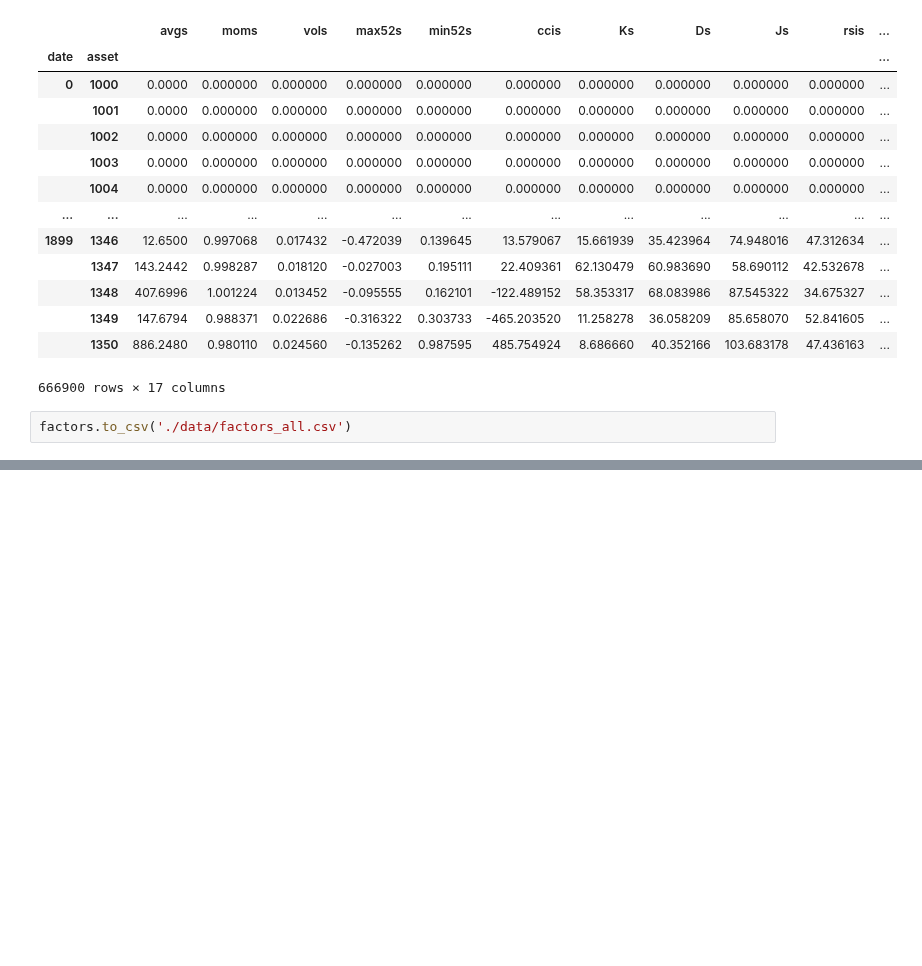
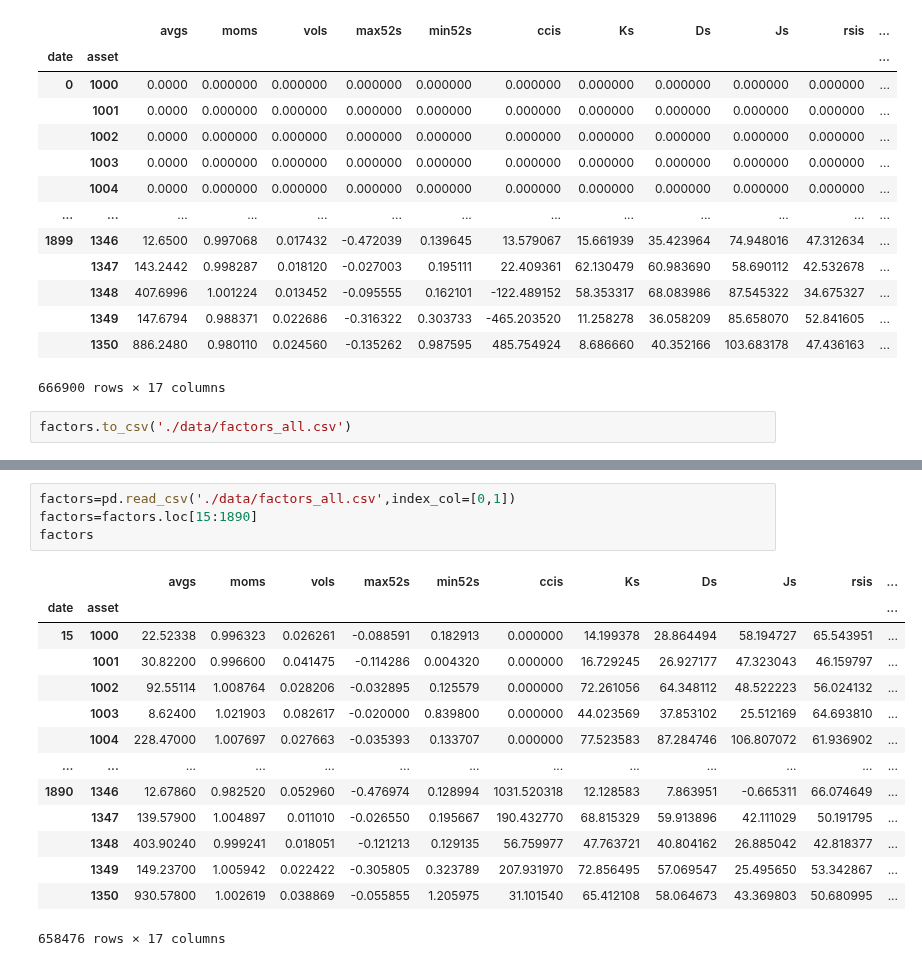
Before and after one commit to VoidFly/JKQ, a Jupyter notebook: research_lyh.ipynb, the cells around one changed output, grey strips where cells are left out. Cells and saved outputs as stored; diff of their text form; blank space fills up the shorter version.

```diff
--- a/research_lyh.ipynb
+++ b/research_lyh.ipynb
@@ -554,0 +202,19 @@ Index(['time', 'mom', 'vol', 'max52', 'min52', 'cci', 'K', 'D', 'J', 'rsi',
+# %%
+factors=pd.read_csv('./data/factors_all.csv',index_col=[0,1])
+factors=factors.loc[15:1890]
+factors
+# %% [output]
+|  |  | avgs | moms | vols | max52s | min52s | ccis | Ks | Ds | Js | rsis | ... |
+| date | asset |  |  |  |  |  |  |  |  |  |  | ... |
+| 15 | 1000 | 22.52338 | 0.996323 | 0.026261 | -0.088591 | 0.182913 | 0.000000 | 14.199378 | 28.864494 | 58.194727 | 65.543951 | ... |
+|  | 1001 | 30.82200 | 0.996600 | 0.041475 | -0.114286 | 0.004320 | 0.000000 | 16.729245 | 26.927177 | 47.323043 | 46.159797 | ... |
+|  | 1002 | 92.55114 | 1.008764 | 0.028206 | -0.032895 | 0.125579 | 0.000000 | 72.261056 | 64.348112 | 48.522223 | 56.024132 | ... |
+|  | 1003 | 8.62400 | 1.021903 | 0.082617 | -0.020000 | 0.839800 | 0.000000 | 44.023569 | 37.853102 | 25.512169 | 64.693810 | ... |
+|  | 1004 | 228.47000 | 1.007697 | 0.027663 | -0.035393 | 0.133707 | 0.000000 | 77.523583 | 87.284746 | 106.807072 | 61.936902 | ... |
+| ... | ... | ... | ... | ... | ... | ... | ... | ... | ... | ... | ... | ... |
+| 1890 | 1346 | 12.67860 | 0.982520 | 0.052960 | -0.476974 | 0.128994 | 1031.520318 | 12.128583 | 7.863951 | -0.665311 | 66.074649 | ... |
+|  | 1347 | 139.57900 | 1.004897 | 0.011010 | -0.026550 | 0.195667 | 190.432770 | 68.815329 | 59.913896 | 42.111029 | 50.191795 | ... |
+|  | 1348 | 403.90240 | 0.999241 | 0.018051 | -0.121213 | 0.129135 | 56.759977 | 47.763721 | 40.804162 | 26.885042 | 42.818377 | ... |
+|  | 1349 | 149.23700 | 1.005942 | 0.022422 | -0.305805 | 0.323789 | 207.931970 | 72.856495 | 57.069547 | 25.495650 | 53.342867 | ... |
+|  | 1350 | 930.57800 | 1.002619 | 0.038869 | -0.055855 | 1.205975 | 31.101540 | 65.412108 | 58.064673 | 43.369803 | 50.680995 | ... |
+658476 rows × 17 columns
```
Also changed, not shown: parts of 49 cells of this notebook, 1 other file.
